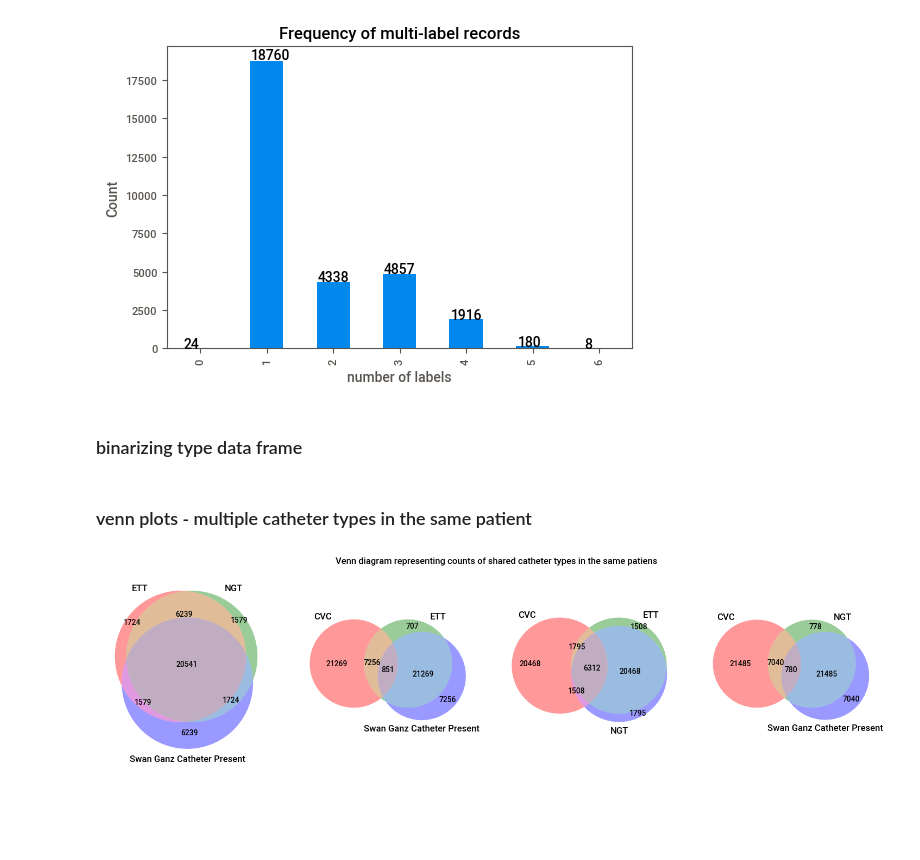
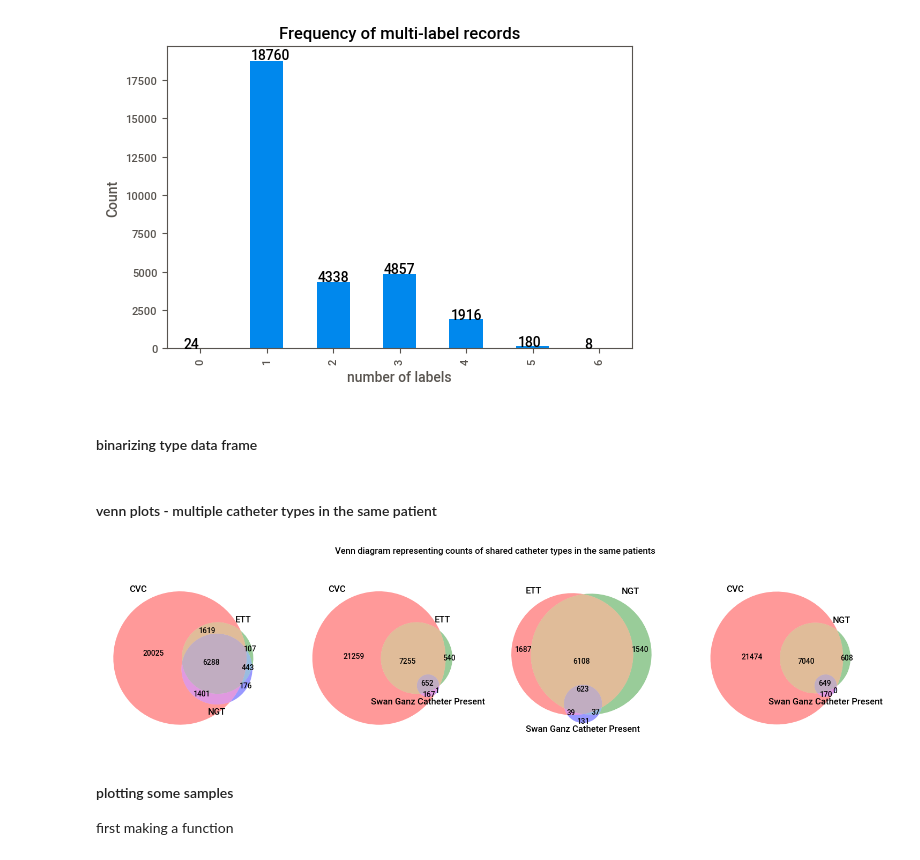
Before and after one commit to ywigelman/TheCatheterNinjas, a Jupyter notebook: EDA.ipynb, the cells around one changed output. Drawn from its saved outputs; the diff is of its cells as text; code cells hidden in the pictures; blank space fills up the shorter version.

Commit message:
corrected venn, add images, added some images size distribtution info

```diff
--- a/EDA.ipynb
+++ b/EDA.ipynb
@@ -73,28 +81,32 @@ plt.show()
 # %% [output]
 [figure]
 # %% [markdown]
-### binarizing type data frame
+#### binarizing type data frame
 # %%
 catheter_df_bin = catheter_df.where(catheter_df == 0, 1) # if not 0 convert to 1
 # %% [markdown]
-### venn plots - multiple catheter  types in the same patient
+#### venn plots - multiple catheter  types in the same patient
 # %%
 cat_trios = set(list(tuple(sorted(item)) for item in list(permutations(catheters, 3))))
 _, axes = plt.subplots(ncols = len(cat_trios), figsize=(15, len(cat_trios)))
 for ax, (group_a, group_b, group_c) in zip(axes, cat_trios):
     group_a_ser, group_b_ser, group_c_ser =  catheter_df_bin[group_a], catheter_df_bin[group_b], catheter_df_bin[group_c]
-    group_a_only = np.sum(((group_a_ser != group_b_ser) & (group_a_ser != group_c_ser)))
-    group_b_only = np.sum(((group_a_ser != group_b_ser) & (group_b_ser != group_c_ser)))
-    group_c_only = np.sum(((group_a_ser != group_c_ser) & (group_b_ser != group_c_ser)))
-    group_a_and_b_only = np.sum(((group_a_ser == group_b_ser) & (group_a_ser != group_c_ser) & (group_b_ser != group_c_ser)))
-    group_a_and_c_only = np.sum((group_a_ser == group_c_ser) & (group_a_ser != group_b_ser) & (group_b_ser != group_c_ser))
-    group_b_and_c_only = np.sum(((group_c_ser == group_b_ser) & (group_a_ser != group_c_ser) & (group_b_ser != group_a_ser)))
-    intersection = np.sum(((group_a_ser == group_b_ser) & (group_a_ser == group_c_ser) & (group_b_ser == group_c_ser)))
+    group_a_only = np.sum((group_a_ser==1) & (group_b_ser == 0) & (group_c_ser == 0))
+    group_b_only = np.sum((group_a_ser==0) & (group_b_ser == 1) & (group_c_ser == 0))
+    group_c_only = np.sum((group_a_ser==0) & (group_b_ser == 0) & (group_c_ser == 1))
+    group_a_and_b_only = np.sum((group_a_ser==1) & (group_b_ser == 1) & (group_c_ser == 0))
+    group_a_and_c_only = np.sum((group_a_ser==1) & (group_b_ser == 0) & (group_c_ser == 1))
+    group_b_and_c_only = np.sum((group_a_ser==0) & (group_b_ser == 1) & (group_c_ser == 1))
+    intersection = np.sum((group_a_ser==1) & (group_b_ser == 1) & (group_c_ser == 1))
     venn3(
         subsets=(group_a_only, group_b_only, group_a_and_b_only, group_c_only,
                  group_a_and_c_only, group_b_and_c_only, intersection), set_labels=(group_a, group_b, group_c), ax=ax)
 plt.suptitle('Venn diagram representing counts of shared catheter types in the same patients')
 plt.tight_layout()
 plt.show()
 # %% [output]
-[figure, old version]
+[figure, new version]
+# %% [markdown]
+#### plotting some samples
+
+first making a function
```
Also changed, not shown: parts of 30 cells of this notebook.
